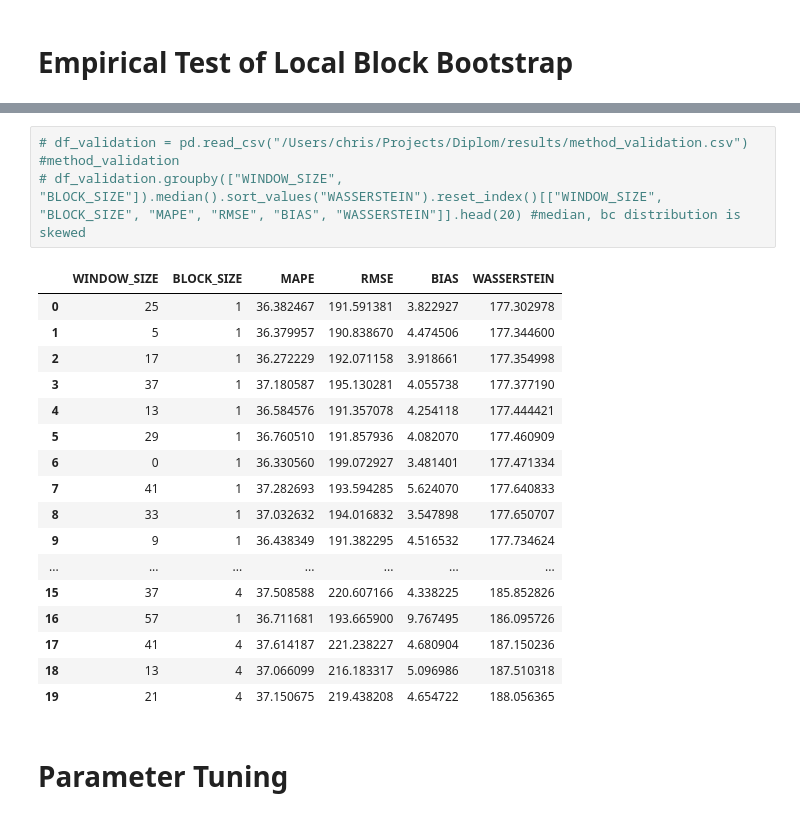
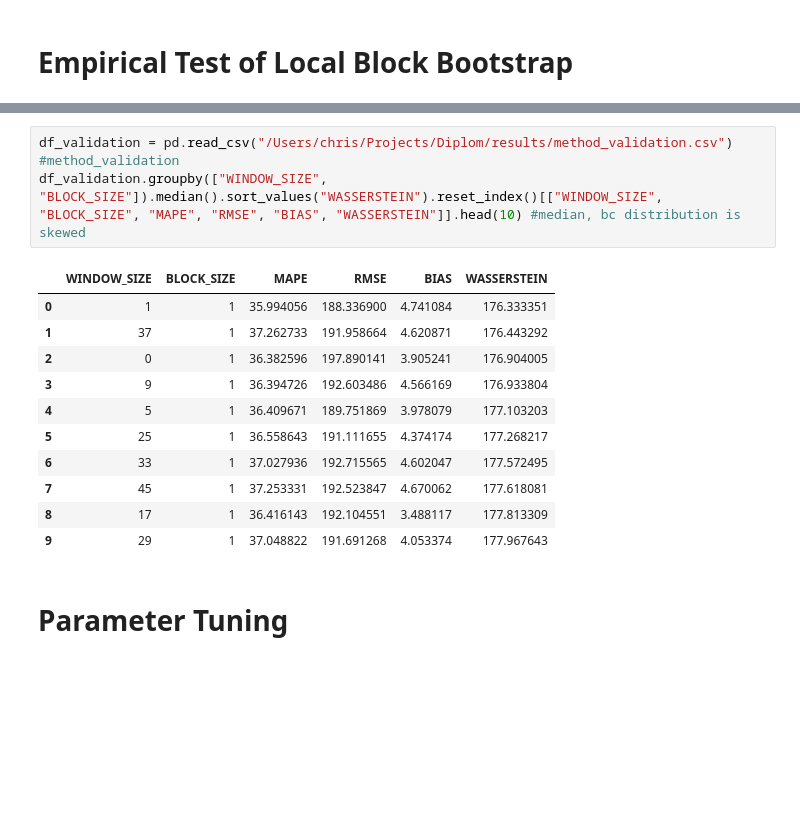
Before and after one commit to chrisnhr/Diplom, a Jupyter notebook: bootstrapping.ipynb, the cells around one changed output, grey strips where cells are left out. Saved outputs shown, nothing was run; the diff lists cells and outputs as text; blank space fills up the shorter version.

```diff
--- a/bootstrapping.ipynb
+++ b/bootstrapping.ipynb
@@ -103,26 +106,20 @@ There are 14 NaN values in the data which are replaced with 0s.
 There are 1 NaN values in the data which are replaced with 0s.
 There are 1 NaN values in the data which are replaced with 0s.
 # %%
-# df_validation = pd.read_csv("/Users/chris/Projects/Diplom/results/method_validation.csv") #method_validation
-# df_validation.groupby(["WINDOW_SIZE", "BLOCK_SIZE"]).median().sort_values("WASSERSTEIN").reset_index()[["WINDOW_SIZE", "BLOCK_SIZE", "MAPE", "RMSE", "BIAS", "WASSERSTEIN"]].head(20) #median, bc distribution is skewed
+df_validation = pd.read_csv("/Users/chris/Projects/Diplom/results/method_validation.csv") #method_validation
+df_validation.groupby(["WINDOW_SIZE", "BLOCK_SIZE"]).median().sort_values("WASSERSTEIN").reset_index()[["WINDOW_SIZE", "BLOCK_SIZE", "MAPE", "RMSE", "BIAS", "WASSERSTEIN"]].head(10) #median, bc distribution is skewed
 # %% [output]
 |  | WINDOW_SIZE | BLOCK_SIZE | MAPE | RMSE | BIAS | WASSERSTEIN |
-| 0 | 25 | 1 | 36.382467 | 191.591381 | 3.822927 | 177.302978 |
-| 1 | 5 | 1 | 36.379957 | 190.838670 | 4.474506 | 177.344600 |
-| 2 | 17 | 1 | 36.272229 | 192.071158 | 3.918661 | 177.354998 |
-| 3 | 37 | 1 | 37.180587 | 195.130281 | 4.055738 | 177.377190 |
-| 4 | 13 | 1 | 36.584576 | 191.357078 | 4.254118 | 177.444421 |
-| 5 | 29 | 1 | 36.760510 | 191.857936 | 4.082070 | 177.460909 |
-| 6 | 0 | 1 | 36.330560 | 199.072927 | 3.481401 | 177.471334 |
-| 7 | 41 | 1 | 37.282693 | 193.594285 | 5.624070 | 177.640833 |
-| 8 | 33 | 1 | 37.032632 | 194.016832 | 3.547898 | 177.650707 |
-| 9 | 9 | 1 | 36.438349 | 191.382295 | 4.516532 | 177.734624 |
-| ... | ... | ... | ... | ... | ... | ... |
-| 15 | 37 | 4 | 37.508588 | 220.607166 | 4.338225 | 185.852826 |
-| 16 | 57 | 1 | 36.711681 | 193.665900 | 9.767495 | 186.095726 |
-| 17 | 41 | 4 | 37.614187 | 221.238227 | 4.680904 | 187.150236 |
-| 18 | 13 | 4 | 37.066099 | 216.183317 | 5.096986 | 187.510318 |
-| 19 | 21 | 4 | 37.150675 | 219.438208 | 4.654722 | 188.056365 |
+| 0 | 1 | 1 | 35.994056 | 188.336900 | 4.741084 | 176.333351 |
+| 1 | 37 | 1 | 37.262733 | 191.958664 | 4.620871 | 176.443292 |
+| 2 | 0 | 1 | 36.382596 | 197.890141 | 3.905241 | 176.904005 |
+| 3 | 9 | 1 | 36.394726 | 192.603486 | 4.566169 | 176.933804 |
+| 4 | 5 | 1 | 36.409671 | 189.751869 | 3.978079 | 177.103203 |
+| 5 | 25 | 1 | 36.558643 | 191.111655 | 4.374174 | 177.268217 |
+| 6 | 33 | 1 | 37.027936 | 192.715565 | 4.602047 | 177.572495 |
+| 7 | 45 | 1 | 37.253331 | 192.523847 | 4.670062 | 177.618081 |
+| 8 | 17 | 1 | 36.416143 | 192.104551 | 3.488117 | 177.813309 |
+| 9 | 29 | 1 | 37.048822 | 191.691268 | 4.053374 | 177.967643 |
 # %% [markdown]
 # Parameter Tuning
 # %%
```
Also changed, not shown: parts of 3 cells of this notebook.
